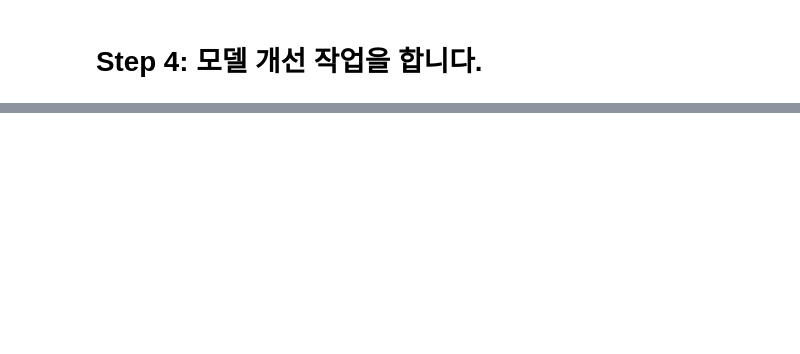
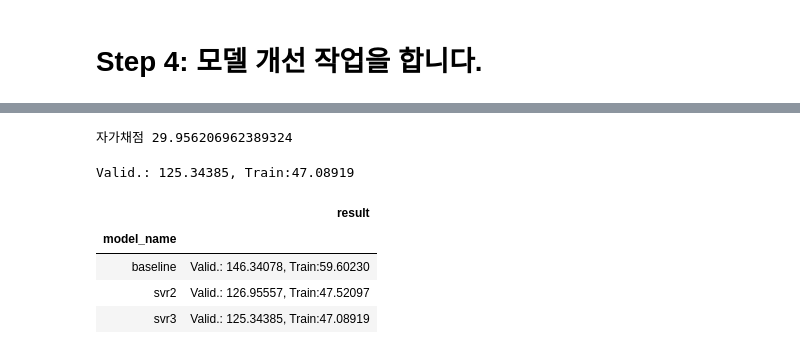
Before and after one commit to sunkusun9/DS_lv3_2410, a Jupyter notebook: sec_ds_lv3_prob3_kaggle.ipynb, the cells around one changed output, grey strips where cells are left out. Saved outputs shown, nothing was run; the diff lists cells and outputs as text; code cells hidden in the pictures; blank space fills up the shorter version.

Commit message:
Day1 Kaggle 중간 노트입니다.

```diff
--- a/sec_ds_lv3_prob3_kaggle.ipynb
+++ b/sec_ds_lv3_prob3_kaggle.ipynb
@@ -165,5 +165,37 @@ Step 4: 모델 개선 작업을 합니다.
 - 검증 방법으로 검증셋을 마찬가지로 시점을 기준으로 비슷한 분량 (1달치)로 구성합니다.
 
  → 시점 기준의 Hold-out 검증법
+# %%
+# 검증 방법을 정합니다.
+df_train = df_prob6_train.loc[df_prob6_train['DateHour'] < pd.to_datetime('2021-07-14')]
+df_valid = df_prob6_train.loc[df_prob6_train['DateHour'] >= pd.to_datetime('2021-07-14')]
+X_all = df_prob6_test.columns.tolist()
+hist = list()
+# %%
+from sklearn.pipeline import make_pipeline
+from sklearn.compose import ColumnTransformer
+from sklearn.preprocessing import StandardScaler, OneHotEncoder
+from sklearn.metrics import mean_absolute_error
+
+def eval_model(name, model):
+    model.fit(df_train[X_all], df_train['target'])
+    result = 'Valid.: {:.5f}, Train:{:.5f}'.format(
+        mean_absolute_error(df_valid['target'], model.predict(df_valid[X_all])),
+        mean_absolute_error(df_train['target'], model.predict(df_train[X_all]))
+    )
+    hist.append(pd.Series([name, result], index=['model_name', 'result']))
+    print(result)
+    display(
+        pd.DataFrame(hist).groupby('model_name').last()
+    )
+
+def select_model(model):
+    model.fit(df_prob6_train[X_all], df_prob6_train['target'])
+    prd = model.predict(df_prob6_test[X_all])
+    pd.DataFrame({
+        'DateHour': df_prob6_test['DateHour'],
+        'TotalHour': prd
+    }).to_csv('answer6.csv', index=None)
+    return prd
 # %% [markdown]
 # Step 2: Baseline 모델을 만듭니다.
@@ -179,13 +245,27 @@ Step 4: 모델 개선 작업을 합니다.
 # %%
-# prd = select_model(reg_svr2)
+prd = select_model(reg_svr2)
 # 자가 채점
-# print("자가채점", mean_absolute_error(s_kaggle_ans, prd))
+print("자가채점", mean_absolute_error(s_kaggle_ans, prd))
+# %% [output]
+자가채점 29.956206962389324
 # %%
 # SVR3: TotalHour와 lag1~6 까지의 변수에  PCA를 사용합니다.
-# TODO-with
 
 from sklearn.svm import SVR
+from sklearn.decomposition import PCA
 
+ct = ColumnTransformer([
+    ('std_pca', make_pipeline(StandardScaler(), PCA(n_components=7)), ['TotalHour'] + ['lag_{}'.format(i) for i in range(1, 7)]),
+    ('ohe', OneHotEncoder(categories='auto'), ['DayName']),
+    ('pt', 'passthrough', ['AM', 'Holiday_yn'])
+])
 
-# reg_svr3 =
-# eval_model('svr3', reg_svr3)
+reg_svr3 =  make_pipeline(ct, SVR(kernel='rbf', C= 1000, gamma=0.03))
+eval_model('svr3', reg_svr3)
+# %% [output]
+Valid.: 125.34385, Train:47.08919
+|  | result |
+| model_name |  |
+| baseline | Valid.: 146.34078, Train:59.60230 |
+| svr2 | Valid.: 126.95557, Train:47.52097 |
+| svr3 | Valid.: 125.34385, Train:47.08919 |
```
Also changed, not shown: parts of 4 cells of this notebook.
